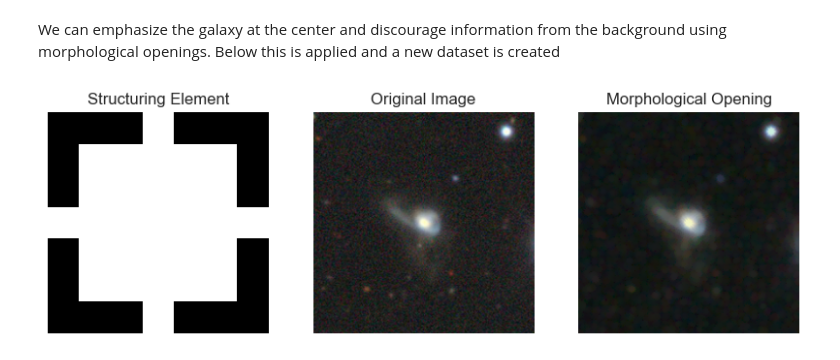
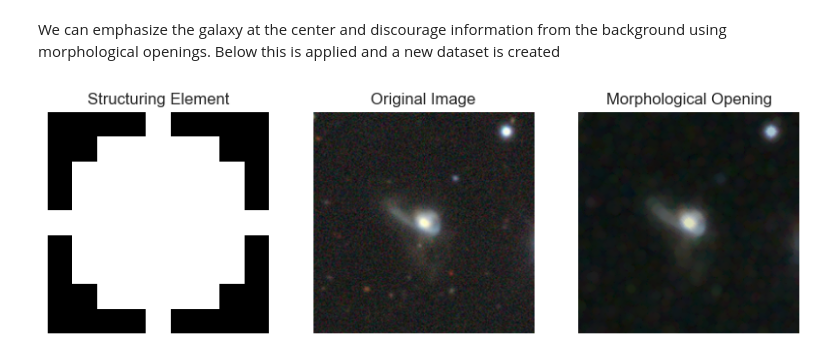
Before and after one commit to snehjp2/GCNNMorphology, a Jupyter notebook: src/notebooks/loading_data.ipynb, the cells around one changed output. Saved outputs shown, nothing was run; the diff lists cells and outputs as text; code cells hidden in the pictures.

```diff
--- a/src/notebooks/loading_data.ipynb
+++ b/src/notebooks/loading_data.ipynb
@@ -104,17 +104,17 @@ def resize_image(image):
     return resize(image, (224, 224, 3), preserve_range=True).astype(np.uint8)
 # %%
 idx = np.where(label == 0)[0][2]
-element = disk(3)
+element = disk(4) ## mo== disk(3), mo2 = disk(4)
 fig, (ax1, ax2, ax3) = plt.subplots(1,3, figsize=(10,5))
 ax1.imshow(element, cmap='gray')
 ax1.set_title('Structuring Element')
 ax1.axis('off'), ax2.axis('off'), ax3.axis('off')
 ax2.imshow(resize_image(images[idx]))
 ax2.set_title('Original Image')
 ax3.imshow(morphological_opening(resize_image(images[idx]), element))
 ax3.set_title('Morphological Opening');
 # %% [output]
-[figure, old version]
+[figure, new version]
 # %%
 def save_in_h5py(f, images, labels):
     dataset = f.create_dataset(
```
Also changed, not shown: parts of 2 cells of this notebook, 2 other files.
